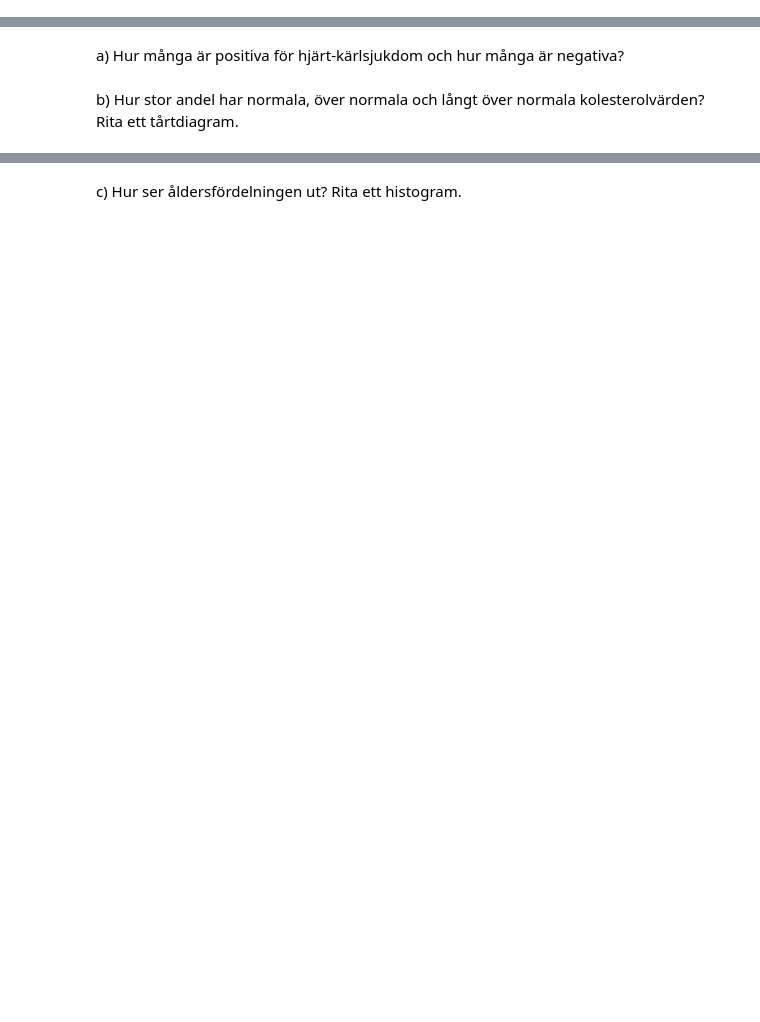
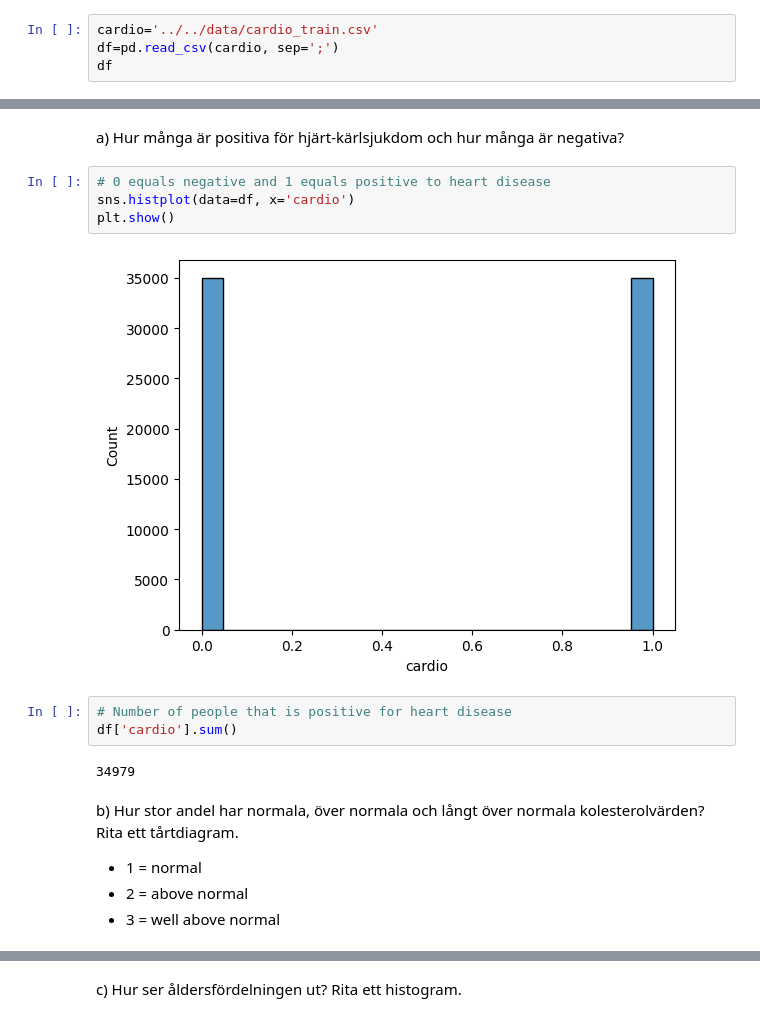
Before and after one commit to LouiseLuoto/AI-Louise-Luoto-OPA23, a Jupyter notebook: labs/lab1/code.ipynb, the cells around one changed output, grey strips where cells are left out. Cells and saved outputs as stored; diff of their text form; blank space fills up the shorter version.

```diff
--- a/labs/lab1/code.ipynb
+++ b/labs/lab1/code.ipynb
@@ -342,0 +340,4 @@ cardio='../../data/cardio_train.csv'
+# %%
+cardio='../../data/cardio_train.csv'
+df=pd.read_csv(cardio, sep=';')
+df
@@ -343,4 +358,18 @@ cardio='../../data/cardio_train.csv'
 # %% [markdown]
 a) Hur många är positiva för hjärt-kärlsjukdom och hur många är negativa?
+# %%
+# 0 equals negative and 1 equals positive to heart disease
+sns.histplot(data=df, x='cardio')
+plt.show()
+# %% [output]
+[figure, added]
+# %%
+# Number of people that is positive for heart disease
+df['cardio'].sum()
+# %% [output]
+34979
 # %% [markdown]
 b) Hur stor andel har normala, över normala och långt över normala kolesterolvärden? Rita ett tårtdiagram.
+- 1 = normal
+- 2 = above normal
+- 3 = well above normal
```
Also changed, not shown: parts of 9 cells of this notebook.
